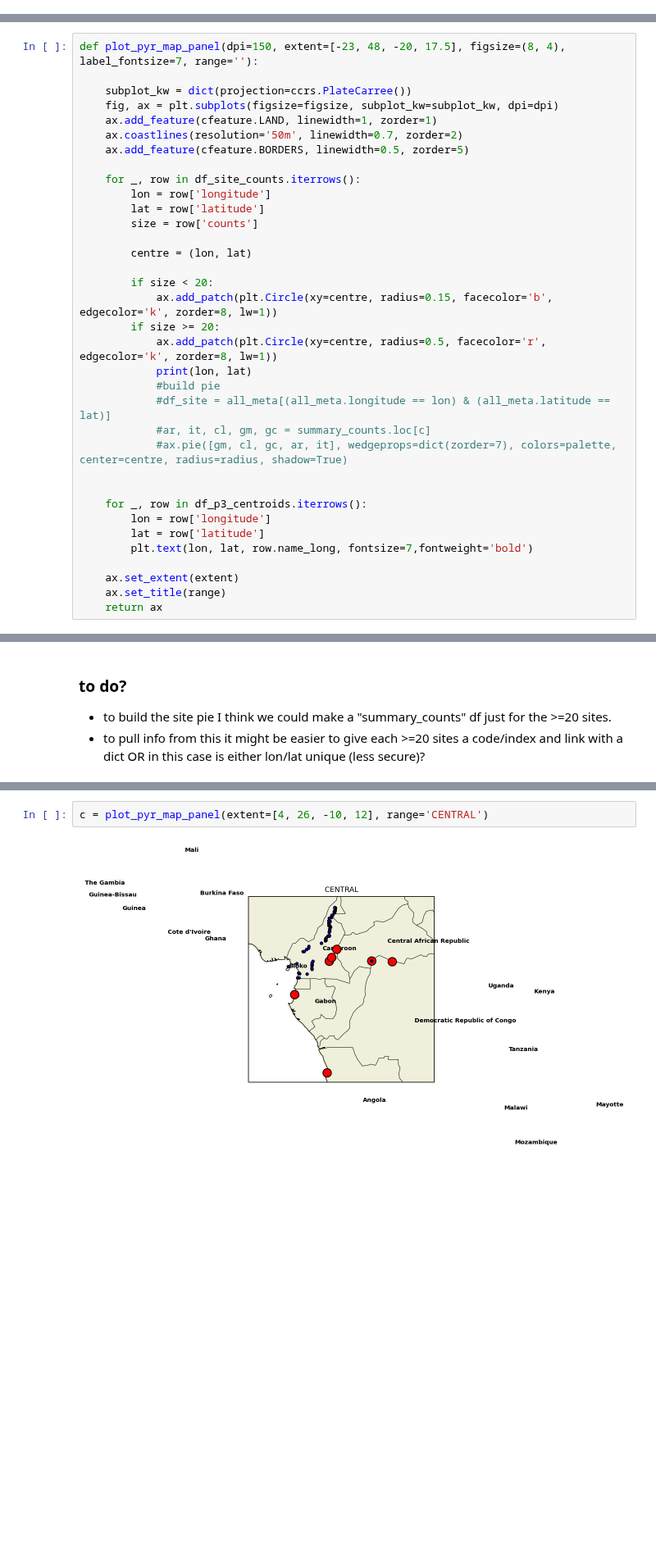
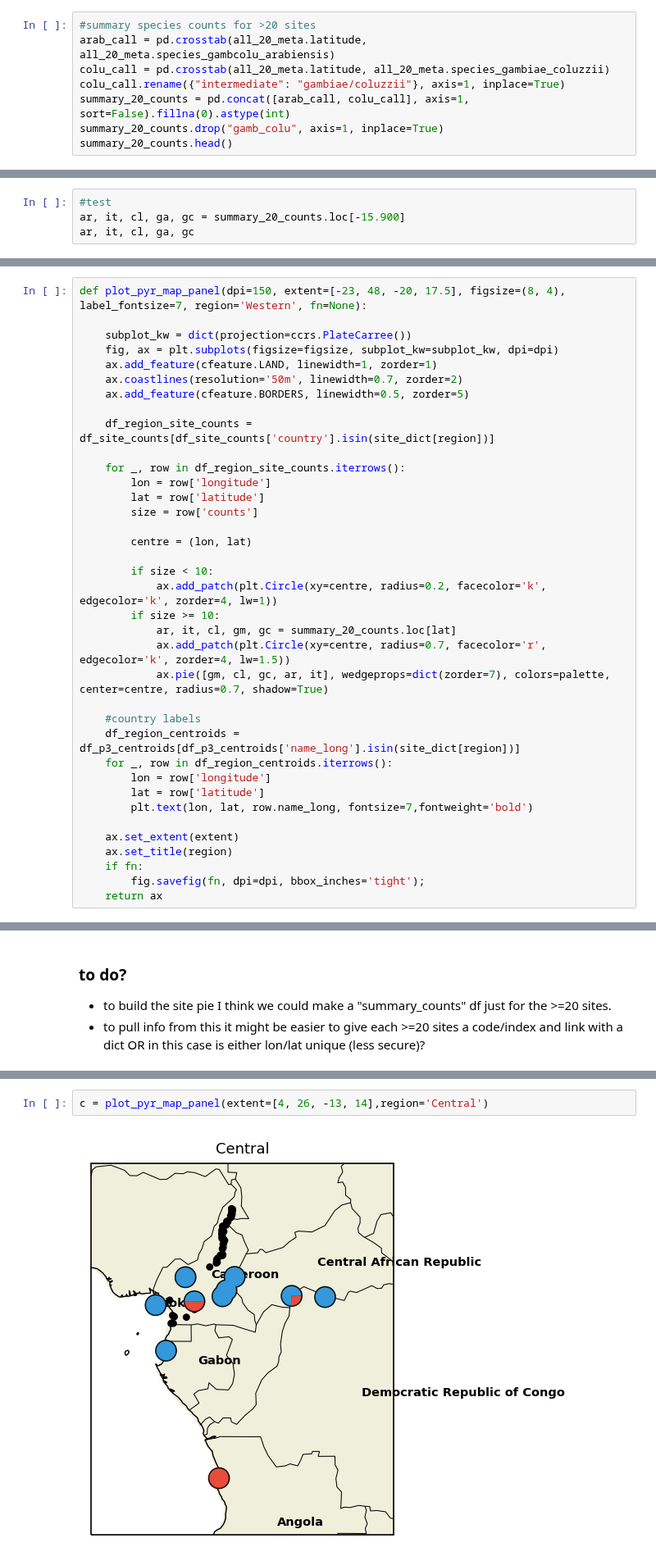
Before and after one commit to malariagen/ag1000g-phase3-data-paper, a Jupyter notebook: notebooks/ag1000g_phase3_collection_map_second_draft.ipynb, the cells around one changed output, grey strips where cells are left out. Shown at 82% size. Cells and saved outputs as stored; diff of their text form; blank space fills up the shorter version.

```diff
--- a/notebooks/ag1000g_phase3_collection_map_second_draft.ipynb
+++ b/notebooks/ag1000g_phase3_collection_map_second_draft.ipynb
@@ -314,0 +317,8 @@ df_p3_centroids
+# %%
+#summary species counts for >20 sites
+arab_call = pd.crosstab(all_20_meta.latitude, all_20_meta.species_gambcolu_arabiensis)
+colu_call = pd.crosstab(all_20_meta.latitude, all_20_meta.species_gambiae_coluzzii)
+colu_call.rename({"intermediate": "gambiae/coluzzii"}, axis=1, inplace=True)
+summary_20_counts = pd.concat([arab_call, colu_call], axis=1, sort=False).fillna(0).astype(int)
+summary_20_counts.drop("gamb_colu", axis=1, inplace=True)
+summary_20_counts.head()
@@ -314,0 +333,4 @@ df_p3_centroids
+# %%
+#test
+ar, it, cl, ga, gc = summary_20_counts.loc[-15.900]
+ar, it, cl, ga, gc
@@ -315,5 +350,5 @@ df_p3_centroids
 # %%
-def plot_pyr_map_panel(dpi=150, extent=[-23, 48, -20, 17.5], figsize=(8, 4), label_fontsize=7, range=''):
+def plot_pyr_map_panel(dpi=150, extent=[-23, 48, -20, 17.5], figsize=(8, 4), label_fontsize=7, region='Western', fn=None):
 
     subplot_kw = dict(projection=ccrs.PlateCarree())
     fig, ax = plt.subplots(figsize=figsize, subplot_kw=subplot_kw, dpi=dpi)
@@ -321,29 +356,31 @@ def plot_pyr_map_panel(dpi=150, extent=[-23, 48, -20, 17.5], figsize=(8, 4), lab
     ax.coastlines(resolution='50m', linewidth=0.7, zorder=2)
     ax.add_feature(cfeature.BORDERS, linewidth=0.5, zorder=5)
 
-    for _, row in df_site_counts.iterrows():
+    df_region_site_counts = df_site_counts[df_site_counts['country'].isin(site_dict[region])]
+
+    for _, row in df_region_site_counts.iterrows():
         lon = row['longitude']
         lat = row['latitude']
         size = row['counts']
 
         centre = (lon, lat)
 
-        if size < 20:
-            ax.add_patch(plt.Circle(xy=centre, radius=0.15, facecolor='b', edgecolor='k', zorder=8, lw=1))
-        if size >= 20:
-            ax.add_patch(plt.Circle(xy=centre, radius=0.5, facecolor='r', edgecolor='k', zorder=8, lw=1))
-            print(lon, lat)
-            #build pie
-            #df_site = all_meta[(all_meta.longitude == lon) & (all_meta.latitude == lat)]
-            #ar, it, cl, gm, gc = summary_counts.loc[c]
-            #ax.pie([gm, cl, gc, ar, it], wedgeprops=dict(zorder=7), colors=palette, center=centre, radius=radius, shadow=True)
+        if size < 10:
+            ax.add_patch(plt.Circle(xy=centre, radius=0.2, facecolor='k', edgecolor='k', zorder=4, lw=1))
+        if size >= 10:
+            ar, it, cl, gm, gc = summary_20_counts.loc[lat]
+            ax.add_patch(plt.Circle(xy=centre, radius=0.7, facecolor='r', edgecolor='k', zorder=4, lw=1.5))
+            ax.pie([gm, cl, gc, ar, it], wedgeprops=dict(zorder=7), colors=palette, center=centre, radius=0.7, shadow=True)
 
-
-    for _, row in df_p3_centroids.iterrows():
+    #country labels
+    df_region_centroids = df_p3_centroids[df_p3_centroids['name_long'].isin(site_dict[region])]
+    for _, row in df_region_centroids.iterrows():
         lon = row['longitude']
         lat = row['latitude']
         plt.text(lon, lat, row.name_long, fontsize=7,fontweight='bold')
 
     ax.set_extent(extent)
-    ax.set_title(range)
+    ax.set_title(region)
+    if fn:
+        fig.savefig(fn, dpi=dpi, bbox_inches='tight');
     return ax
@@ -393,4 +395,4 @@ b = plot_pyr_map_panel(extent=[-19, 3, -1, 21], range='WESTERN')
 # %%
-c = plot_pyr_map_panel(extent=[4, 26, -10, 12], range='CENTRAL')
+c = plot_pyr_map_panel(extent=[4, 26, -13, 14],region='Central')
 # %% [output]
-[figure, old version]
+[figure, new version]
```
Also changed, not shown: parts of 19 cells of this notebook, 1 other file.
